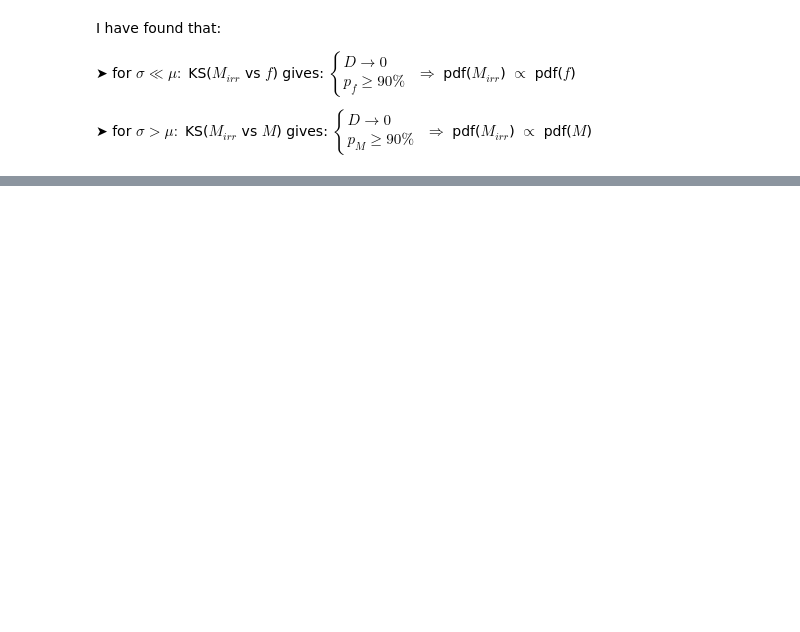
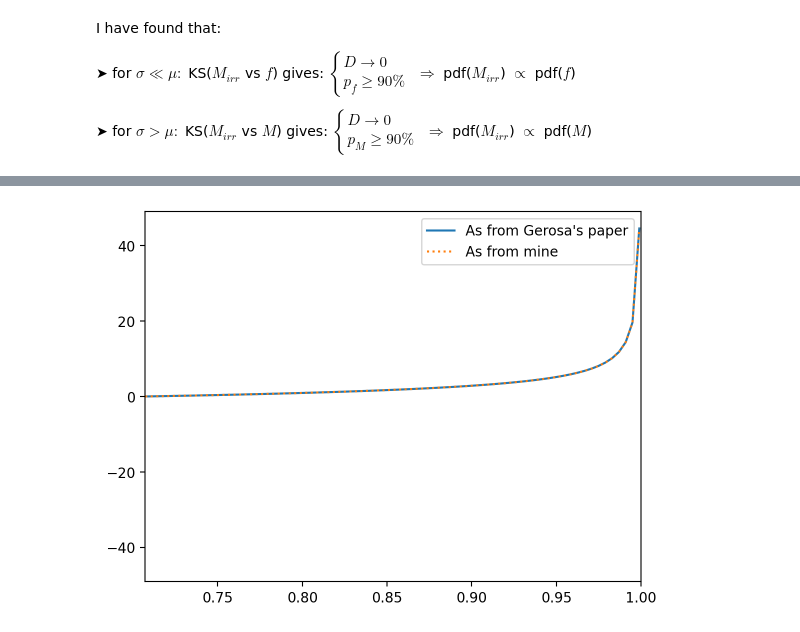
Before and after one commit to olghyn/ASTROSTATS, a Jupyter notebook: L07.ipynb, the cells around one changed output, grey strips where cells are left out. Cells and saved outputs as stored; diff of their text form; code cells hidden in the pictures; blank space fills up the shorter version.

```diff
--- a/L07.ipynb
+++ b/L07.ipynb
@@ -400,0 +438,16 @@ plt.show()
+# %%
+def Gderivative(x):
+    return 2*(2*x**2 - 1)/(np.sqrt(1 - x**2))
+
+def Oderivative(x):
+    return 4*x*(2*x**2 - 1)/(np.sqrt(1 - (2*x**2 - 1)**2))
+# %%
+x_grid1 = np.linspace(-2,2,1000)
+
+plt.plot(x_grid1, Gderivative(x_grid1), label="As from Gerosa's paper")
+plt.plot(x_grid1, Oderivative(x_grid1), linestyle='dotted', label="As from mine")
+plt.xlim(1/(2**0.5),1)
+plt.legend()
+plt.show()
+# %% [output]
+[figure, added]
```
Also changed, not shown: parts of 18 cells of this notebook.
